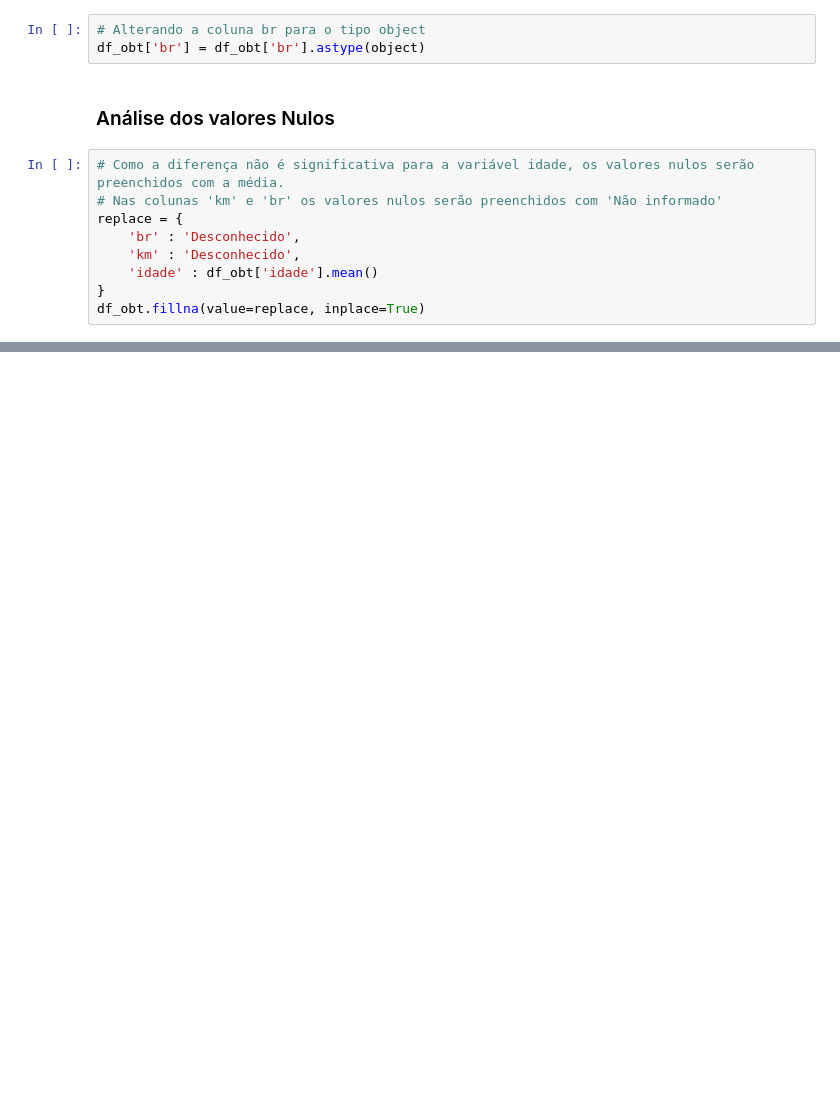
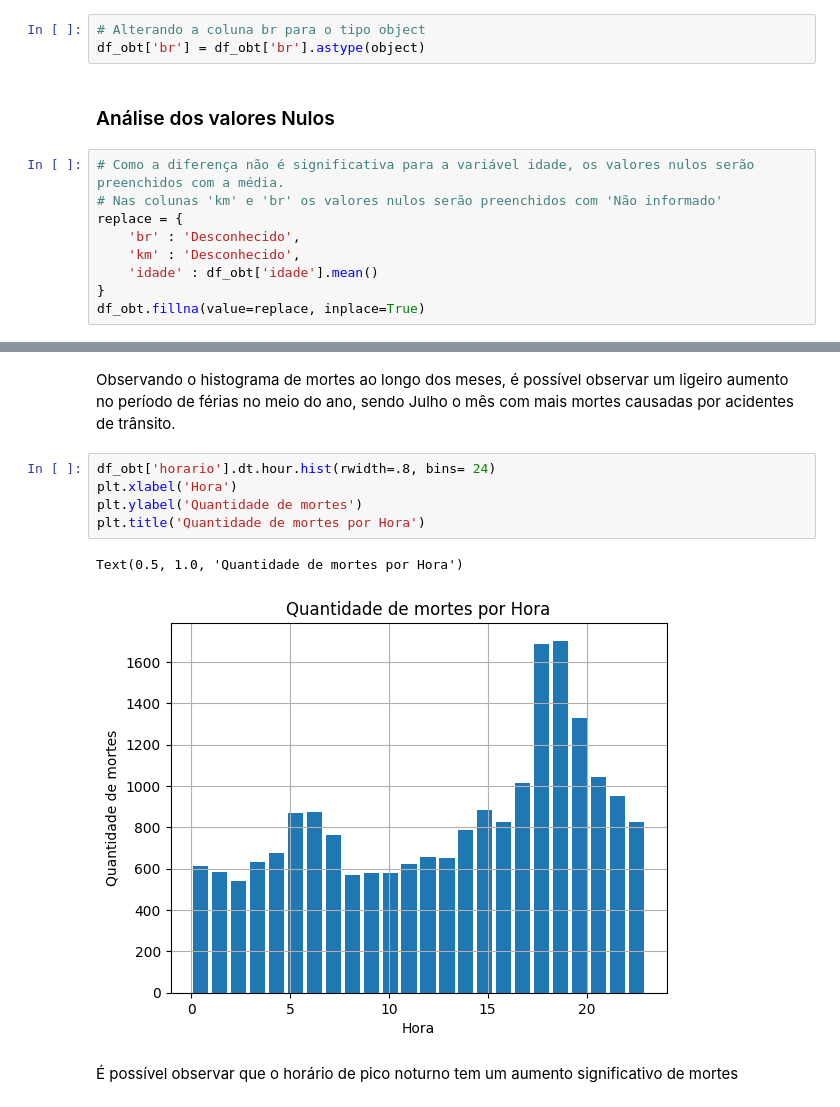
Before and after one commit to Michael-SvCruz/Analise_dados_PRF_acidentes, a Jupyter notebook: analise_acidentes_rodovias.ipynb, the cells around one changed output, grey strips where cells are left out. Drawn from its saved outputs; the diff is of its cells as text; blank space fills up the shorter version.

```diff
--- a/analise_acidentes_rodovias.ipynb
+++ b/analise_acidentes_rodovias.ipynb
@@ -178,0 +187,12 @@ df_obt.to_csv('teste.csv', index=False)
+# %% [markdown]
+Observando o histograma de mortes ao longo dos meses, é possível observar um ligeiro aumento no período de férias no meio do ano, sendo Julho o mês com mais mortes causadas por acidentes de trânsito.
+# %%
+df_obt['horario'].dt.hour.hist(rwidth=.8, bins= 24)
+plt.xlabel('Hora')
+plt.ylabel('Quantidade de mortes')
+plt.title('Quantidade de mortes por Hora')
+# %% [output]
+Text(0.5, 1.0, 'Quantidade de mortes por Hora')
+[figure, added]
+# %% [markdown]
+É possível observar que o horário de pico noturno tem um aumento significativo de mortes
```
Also changed, not shown: parts of 13 cells of this notebook.
